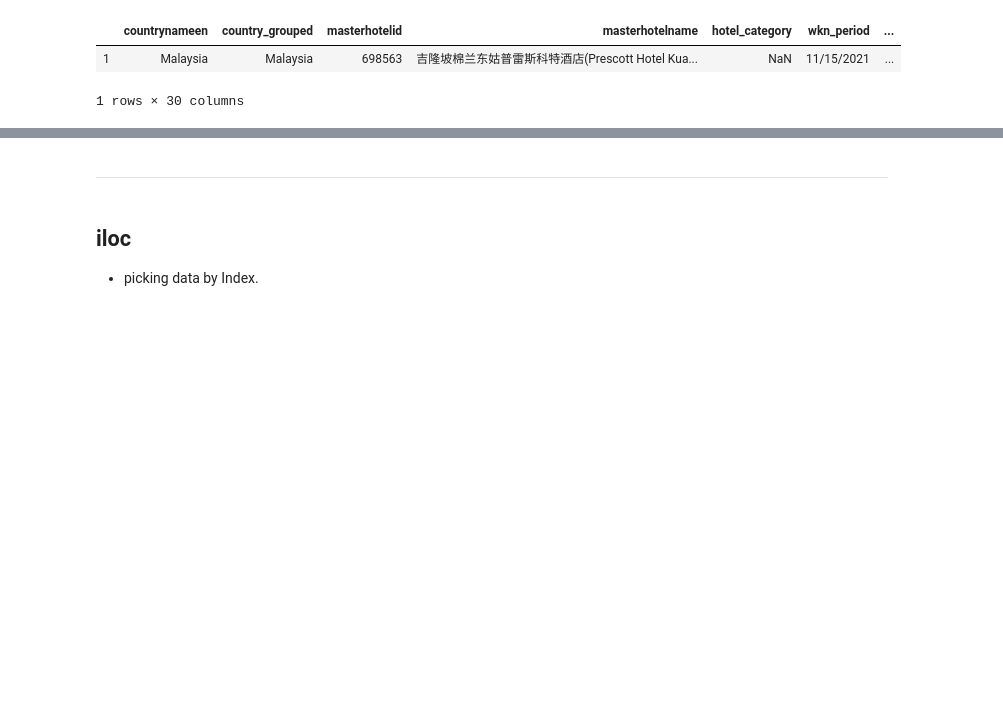
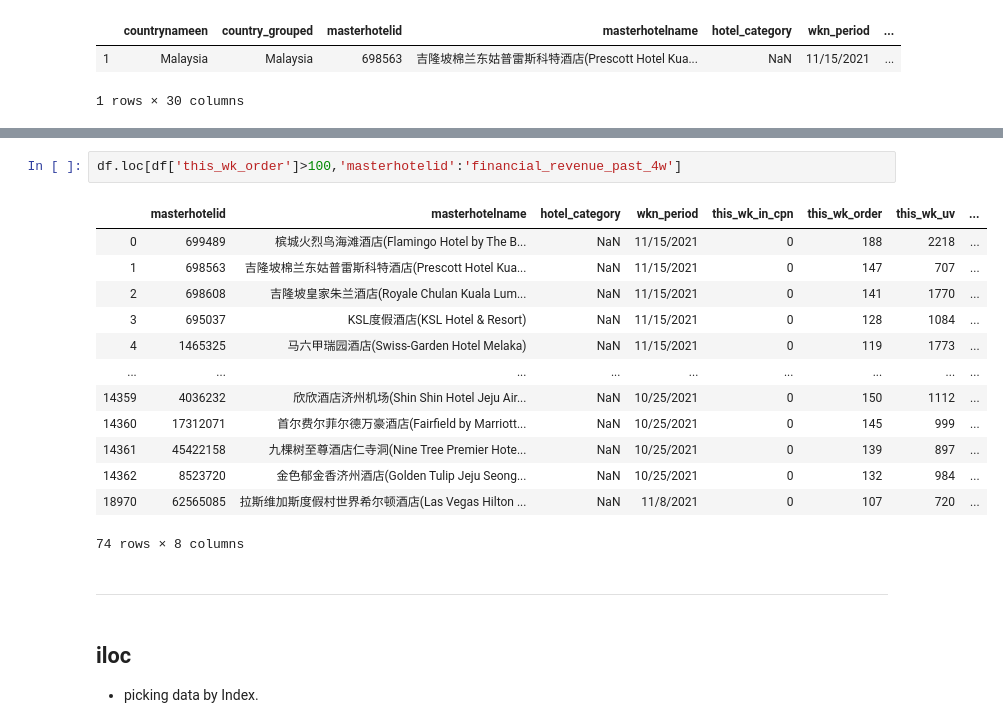
Before and after one commit to MrJimC/python_syntax, a Jupyter notebook: Data Selection.ipynb, the cells around one changed output, grey strips where cells are left out. Saved outputs shown, nothing was run; the diff lists cells and outputs as text; blank space fills up the shorter version.

```diff
--- a/Data Selection.ipynb
+++ b/Data Selection.ipynb
@@ -150,3 +166,19 @@ df.loc[[1]]
+# %%
+df.loc[df['this_wk_order']>100,'masterhotelid':'financial_revenue_past_4w']
+# %% [output]
+|  | masterhotelid | masterhotelname | hotel_category | wkn_period | this_wk_in_cpn | this_wk_order | this_wk_uv | ... |
+| 0 | 699489 | 槟城火烈鸟海滩酒店(Flamingo Hotel by The B... | NaN | 11/15/2021 | 0 | 188 | 2218 | ... |
+| 1 | 698563 | 吉隆坡棉兰东姑普雷斯科特酒店(Prescott Hotel Kua... | NaN | 11/15/2021 | 0 | 147 | 707 | ... |
+| 2 | 698608 | 吉隆坡皇家朱兰酒店(Royale Chulan Kuala Lum... | NaN | 11/15/2021 | 0 | 141 | 1770 | ... |
+| 3 | 695037 | KSL度假酒店(KSL Hotel & Resort) | NaN | 11/15/2021 | 0 | 128 | 1084 | ... |
+| 4 | 1465325 | 马六甲瑞园酒店(Swiss-Garden Hotel Melaka) | NaN | 11/15/2021 | 0 | 119 | 1773 | ... |
+| ... | ... | ... | ... | ... | ... | ... | ... | ... |
+| 14359 | 4036232 | 欣欣酒店济州机场(Shin Shin Hotel Jeju Air... | NaN | 10/25/2021 | 0 | 150 | 1112 | ... |
+| 14360 | 17312071 | 首尔费尔菲尔德万豪酒店(Fairfield by Marriott... | NaN | 10/25/2021 | 0 | 145 | 999 | ... |
+| 14361 | 45422158 | 九棵树至尊酒店仁寺洞(Nine Tree Premier Hote... | NaN | 10/25/2021 | 0 | 139 | 897 | ... |
+| 14362 | 8523720 | 金色郁金香济州酒店(Golden Tulip Jeju Seong... | NaN | 10/25/2021 | 0 | 132 | 984 | ... |
+| 18970 | 62565085 | 拉斯维加斯度假村世界希尔顿酒店(Las Vegas Hilton ... | NaN | 11/8/2021 | 0 | 107 | 720 | ... |
+74 rows × 8 columns
 # %% [markdown]
 ---
 # %% [markdown]
```
Also changed, not shown: parts of 2 cells of this notebook.
